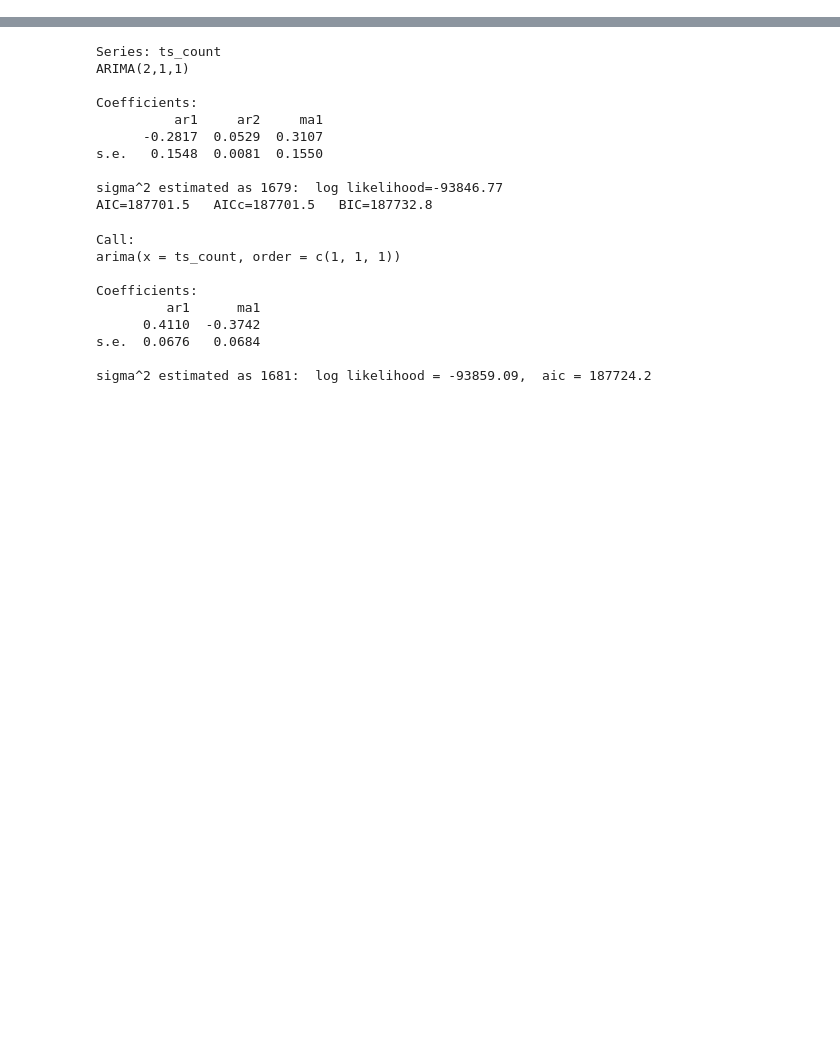
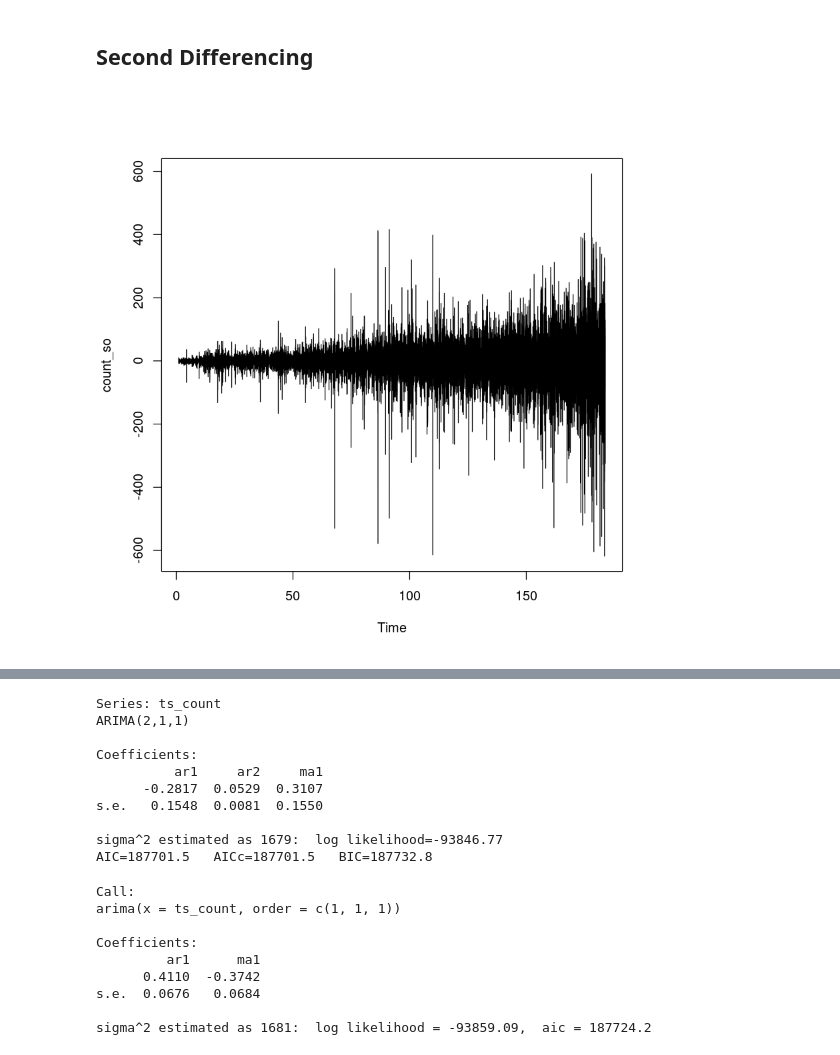
Before and after one commit to In-finite/TimeSeries, a Jupyter notebook: Analysis_in_R.ipynb, the cells around one changed output, grey strips where cells are left out. Drawn from its saved outputs; the diff is of its cells as text; code cells hidden in the pictures; blank space fills up the shorter version.

```diff
--- a/Analysis_in_R.ipynb
+++ b/Analysis_in_R.ipynb
@@ -33,3 +37,10 @@ count_fo = diff(ts_count)
+# %% [markdown]
+## Second Differencing
+# %%
+count_so = diff(count_fo)
+plot(count_so)
+# %% [output]
+[figure, added]
 # %%
 count_fotest = adf.test(count_fo)
 count_fotest
```
Also changed, not shown: parts of 23 cells of this notebook, 2 other files.
